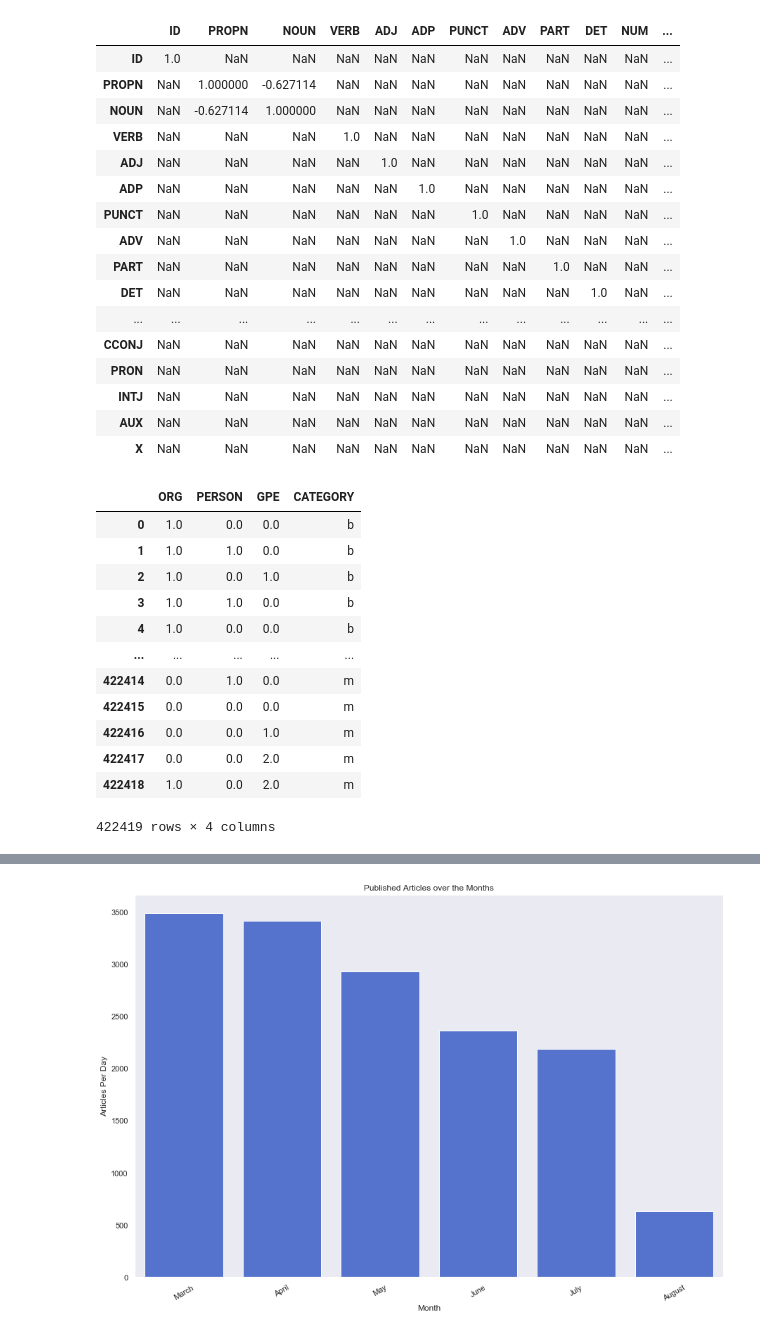
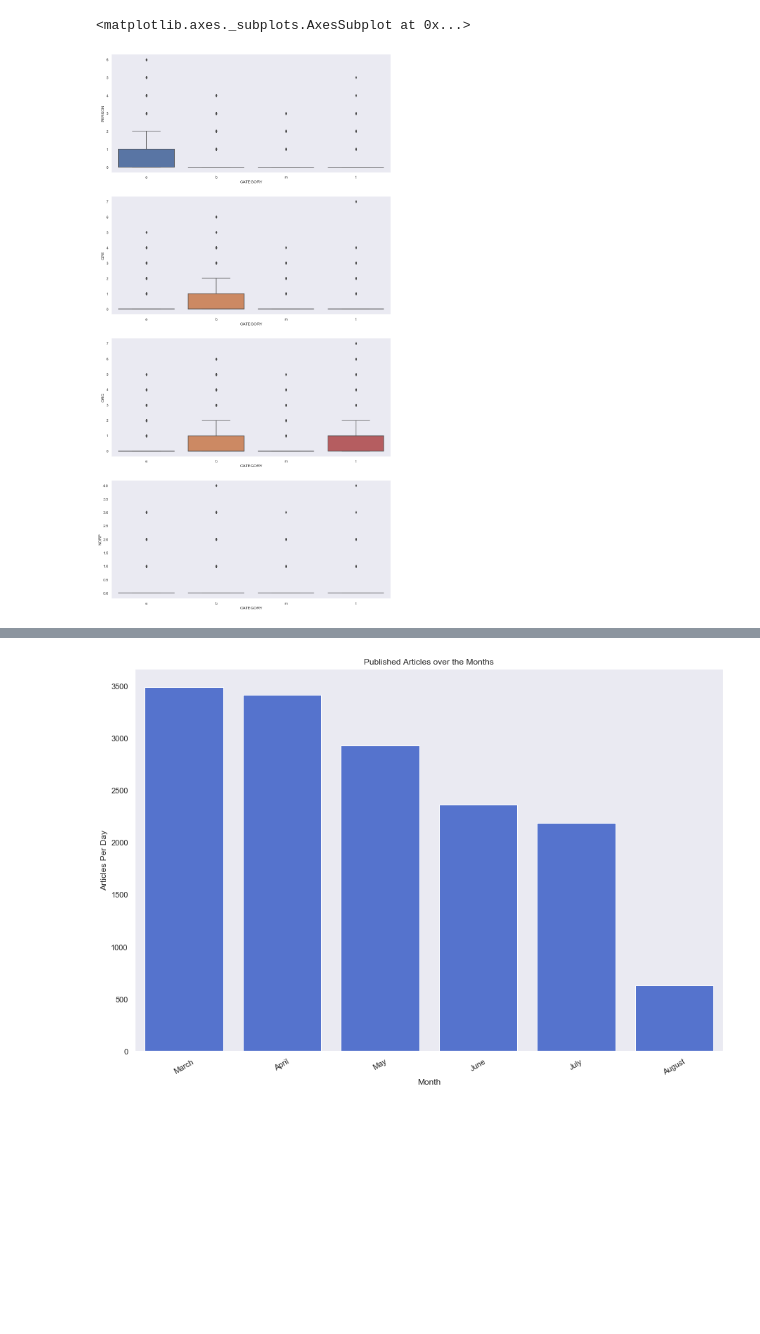
Before and after one commit to thekartikay/capstone-news, a Jupyter notebook: Exploratory Data Analysis.ipynb, the cells around one changed output, grey strips where cells are left out. Drawn from its saved outputs; the diff is of its cells as text; code cells hidden in the pictures; blank space fills up the shorter version.

```diff
--- a/Exploratory Data Analysis.ipynb
+++ b/Exploratory Data Analysis.ipynb
@@ -76 +140,34 @@ news_pos = pd.read_csv('../dataset/news_pos.csv')
+# %%
+# temp = news_pos.groupby('CATEGORY')[['PROPN','NOUN','VERB','ADJ']].mean().reset_index()
+# sns.barplot(x='CATEGORY', y = 'NOUN', data=temp)
+
+cat_map = {
+    'b': 'Business',
+    't': 'Science',
+    'e': 'Entertainment',
+    'm': 'Health'
+}
+
+f = plt.figure(figsize=(15, 30))
+gs = f.add_gridspec(4, 1)
+# for each in ['PROPN','NOUN','VERB','ADJ']:
+ax = f.add_subplot(gs[0, 0])
+sns.boxplot(ax=ax, x="CATEGORY", y='PERSON', data=news_train)
+
+ax = f.add_subplot(gs[1, 0])
+sns.boxplot(ax=ax, x="CATEGORY", y='GPE', data=news_train)
+
+ax = f.add_subplot(gs[2, 0])
+sns.boxplot(ax=ax, x="CATEGORY", y='ORG', data=news_train)
+
+ax = f.add_subplot(gs[3, 0])
+sns.boxplot(ax=ax, x="CATEGORY", y='NORP', data=news_train)
+
+
+# ax.set_xlabel('')
+#     ax.set_xticklabels([cat_map[x.get_text()] for x in ax.get_xticklabels()], rotation=45)
+#     plt.show()
+# %% [output]
+<matplotlib.axes._subplots.AxesSubplot at 0x...>
+[figure, added]
 # %%
@@ -78,43 +174,0 @@ news_pos = pd.merge(news_pos, news[['ID','CATEGORY']],on='ID')
-# %%
-corr = news_pos[news_pos['CATEGORY']=='m'].corr()
-# ax = sns.heatmap(
-#     corr,
-#     vmin=-1, vmax=1, center=0,
-#     square=True
-# )
-# plt.show()
-corr[(corr > 0.5) | (corr < -0.5)]
-# %% [output]
-|  | ID | PROPN | NOUN | VERB | ADJ | ADP | PUNCT | ADV | PART | DET | NUM | ... |
-| ID | 1.0 | NaN | NaN | NaN | NaN | NaN | NaN | NaN | NaN | NaN | NaN | ... |
-| PROPN | NaN | 1.000000 | -0.627114 | NaN | NaN | NaN | NaN | NaN | NaN | NaN | NaN | ... |
-| NOUN | NaN | -0.627114 | 1.000000 | NaN | NaN | NaN | NaN | NaN | NaN | NaN | NaN | ... |
-| VERB | NaN | NaN | NaN | 1.0 | NaN | NaN | NaN | NaN | NaN | NaN | NaN | ... |
-| ADJ | NaN | NaN | NaN | NaN | 1.0 | NaN | NaN | NaN | NaN | NaN | NaN | ... |
-| ADP | NaN | NaN | NaN | NaN | NaN | 1.0 | NaN | NaN | NaN | NaN | NaN | ... |
-| PUNCT | NaN | NaN | NaN | NaN | NaN | NaN | 1.0 | NaN | NaN | NaN | NaN | ... |
-| ADV | NaN | NaN | NaN | NaN | NaN | NaN | NaN | 1.0 | NaN | NaN | NaN | ... |
-| PART | NaN | NaN | NaN | NaN | NaN | NaN | NaN | NaN | 1.0 | NaN | NaN | ... |
-| DET | NaN | NaN | NaN | NaN | NaN | NaN | NaN | NaN | NaN | 1.0 | NaN | ... |
-| ... | ... | ... | ... | ... | ... | ... | ... | ... | ... | ... | ... | ... |
-| CCONJ | NaN | NaN | NaN | NaN | NaN | NaN | NaN | NaN | NaN | NaN | NaN | ... |
-| PRON | NaN | NaN | NaN | NaN | NaN | NaN | NaN | NaN | NaN | NaN | NaN | ... |
-| INTJ | NaN | NaN | NaN | NaN | NaN | NaN | NaN | NaN | NaN | NaN | NaN | ... |
-| AUX | NaN | NaN | NaN | NaN | NaN | NaN | NaN | NaN | NaN | NaN | NaN | ... |
-| X | NaN | NaN | NaN | NaN | NaN | NaN | NaN | NaN | NaN | NaN | NaN | ... |
-# %%
-sentence_cat_df[['ORG', 'PERSON', 'GPE','CATEGORY']]
-# %% [output]
-|  | ORG | PERSON | GPE | CATEGORY |
-| 0 | 1.0 | 0.0 | 0.0 | b |
-| 1 | 1.0 | 1.0 | 0.0 | b |
-| 2 | 1.0 | 0.0 | 1.0 | b |
-| 3 | 1.0 | 1.0 | 0.0 | b |
-| 4 | 1.0 | 0.0 | 0.0 | b |
-| ... | ... | ... | ... | ... |
-| 422414 | 0.0 | 1.0 | 0.0 | m |
-| 422415 | 0.0 | 0.0 | 0.0 | m |
-| 422416 | 0.0 | 0.0 | 1.0 | m |
-| 422417 | 0.0 | 0.0 | 2.0 | m |
-| 422418 | 1.0 | 0.0 | 2.0 | m |
-422419 rows × 4 columns
```
Also changed, not shown: parts of 29 cells of this notebook.
